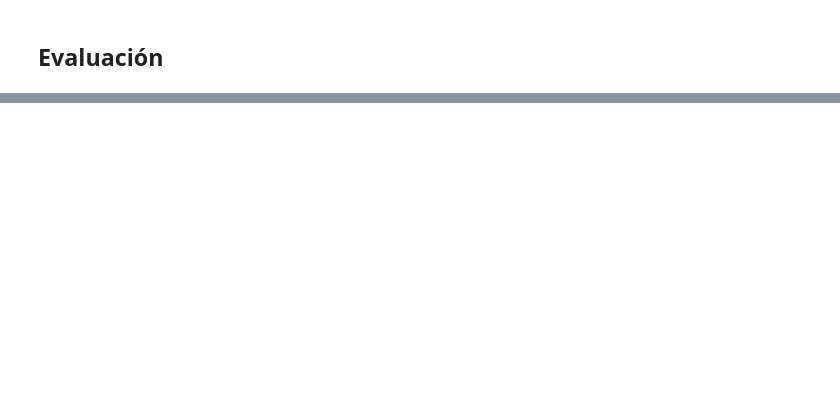
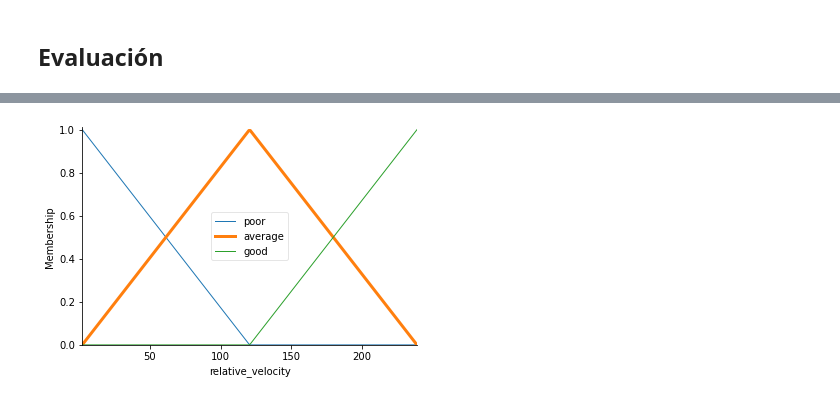
Before and after one commit to Hector858/ProyectoIAU2, a Jupyter notebook: [NRC_6278]_JordanEspinosa_HectorCedeño_ProyectoUnidad2.ipynb, the cells around one changed output, grey strips where cells are left out. Saved outputs shown, nothing was run; the diff lists cells and outputs as text; code cells hidden in the pictures; blank space fills up the shorter version.

```diff
--- a/[NRC_6278]_JordanEspinosa_HectorCedeño_ProyectoUnidad2.ipynb
+++ b/[NRC_6278]_JordanEspinosa_HectorCedeño_ProyectoUnidad2.ipynb
@@ -476,0 +557,4 @@ Precisión del modelo del analisis del malware:
+# %%
+relative_velocity['average'].view()
+# %% [output]
+[figure, added]
```
Also changed, not shown: parts of 25 cells of this notebook.
